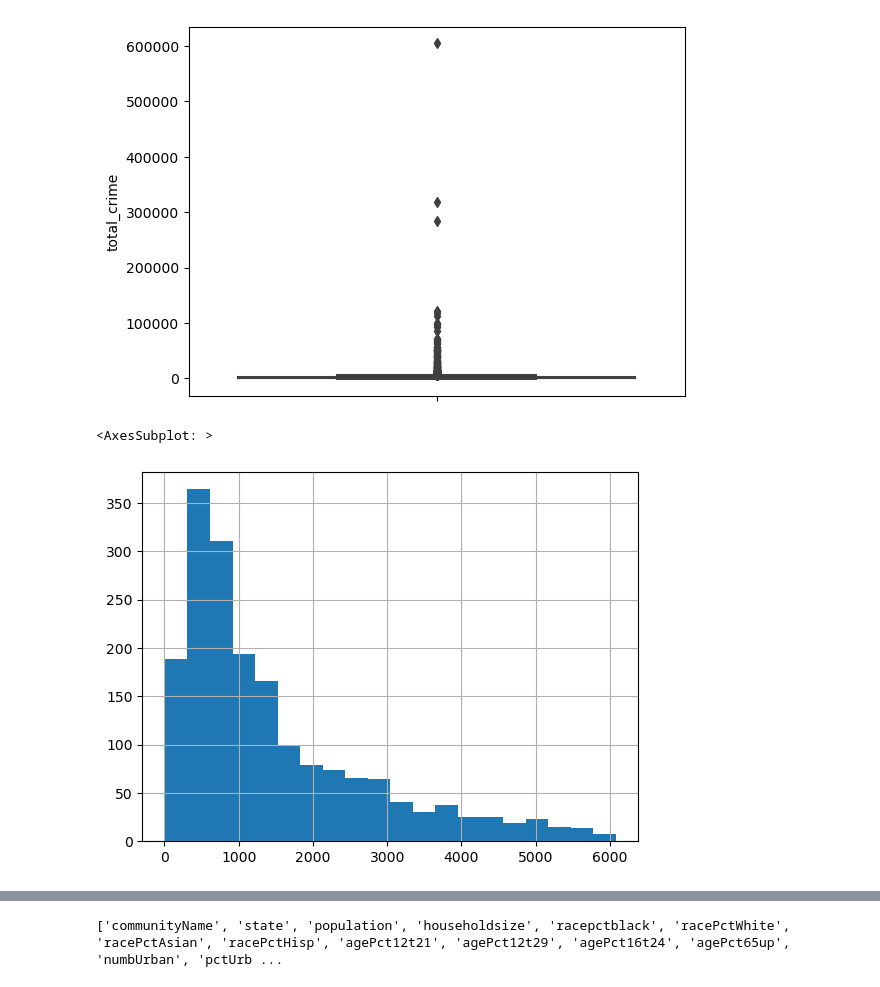
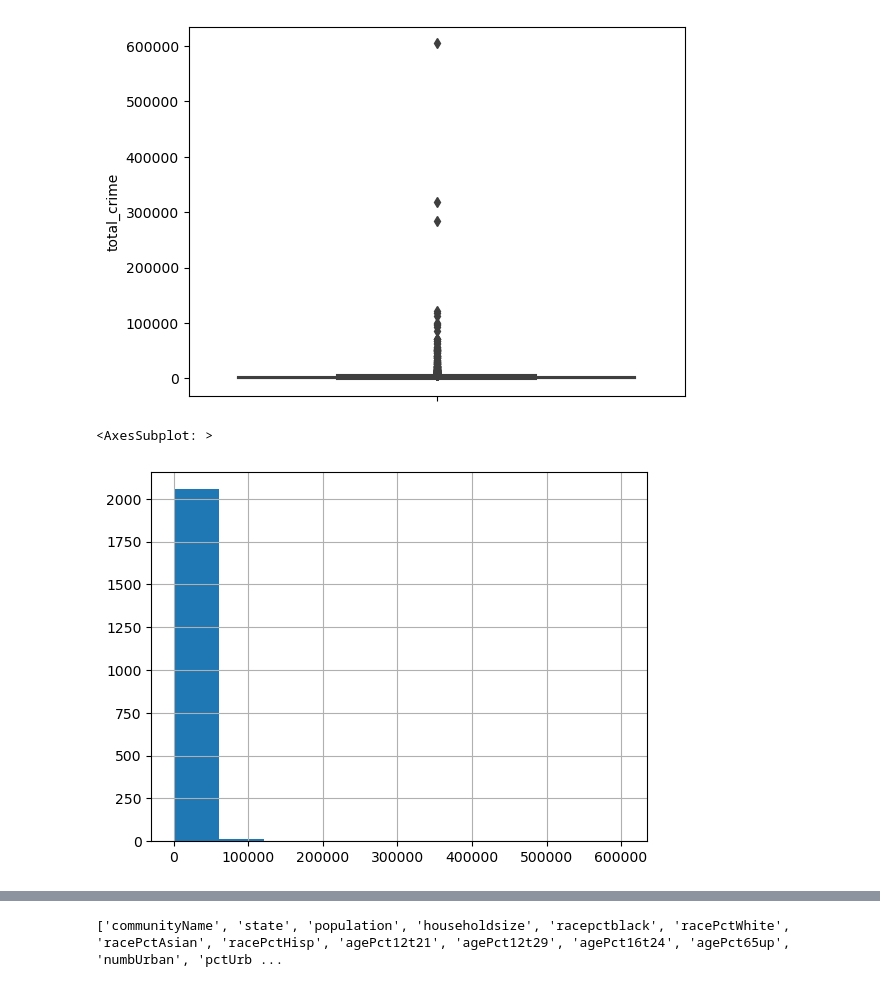
Before and after one commit to Fatimajavid/PredictingCrimesintheUS, a Jupyter notebook: Project.ipynb, the cells around one changed output, grey strips where cells are left out. Saved outputs shown, nothing was run; the diff lists cells and outputs as text; code cells hidden in the pictures.

```diff
--- a/Project.ipynb
+++ b/Project.ipynb
@@ -163,21 +163,11 @@ sns.boxplot(data=df, y='total_crime')
 # %%
 # Keep on records where total_crime is greater than 0
 df = df[df['total_crime'] > 0]
-# %%
-# Filter out outliers using the IQR method
-Q1 = df['total_crime'].quantile(0.25)
-Q3 = df['total_crime'].quantile(0.75)
-IQR = Q3 - Q1
-
-outliers_below = df['total_crime'] < (Q1 - 1.5 * IQR)
-outliers_above = df['total_crime'] > (Q3 + 1.5 * IQR)
-
-df = df[~(outliers_above | outliers_below)]
 # %%
 # Check distribution of data using histogram
-df.total_crime.hist(bins=20)
+df.total_crime.hist(bins=10)
 # %% [output]
 <AxesSubplot: >
-[figure, old version]
+[figure, new version]
 # %%
 # Check boxplot again
```
Also changed, not shown: parts of 12 cells of this notebook.
